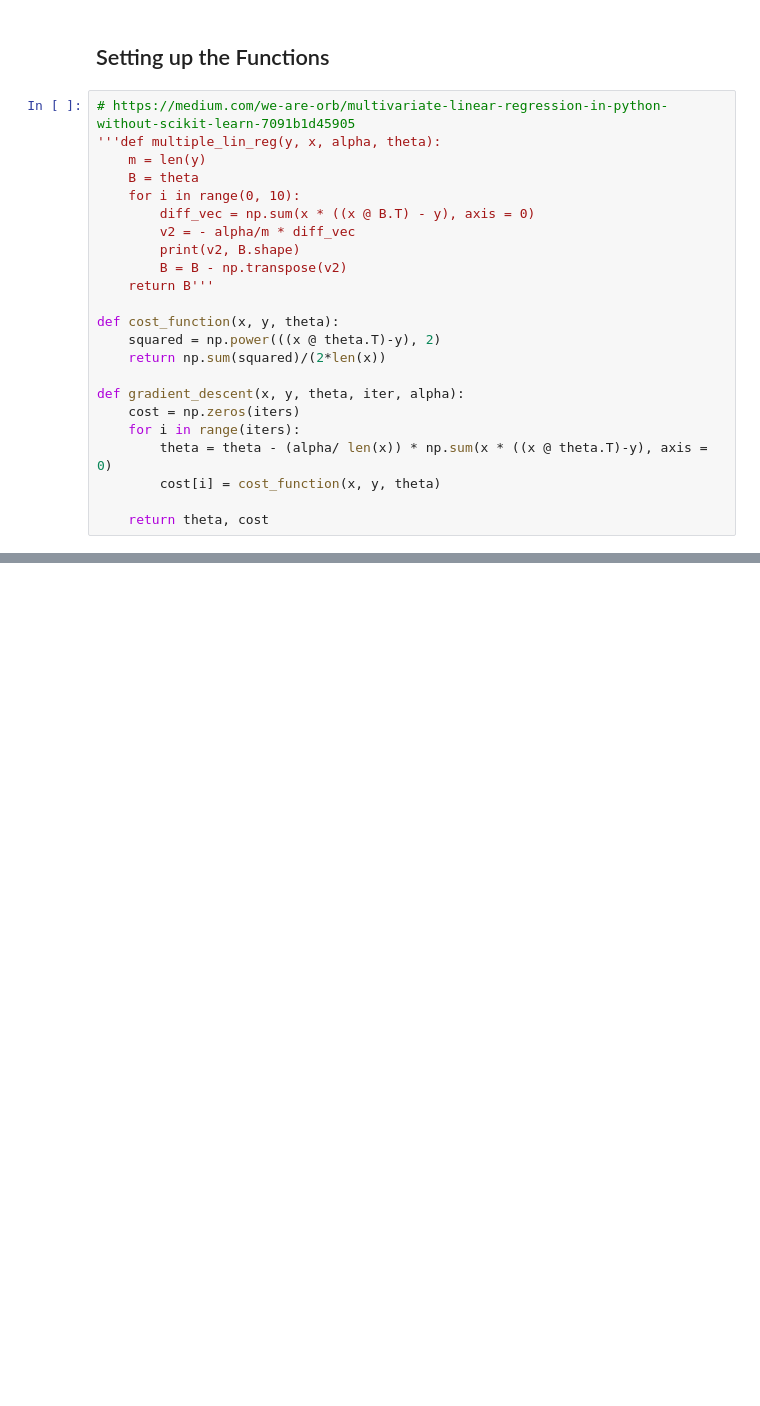
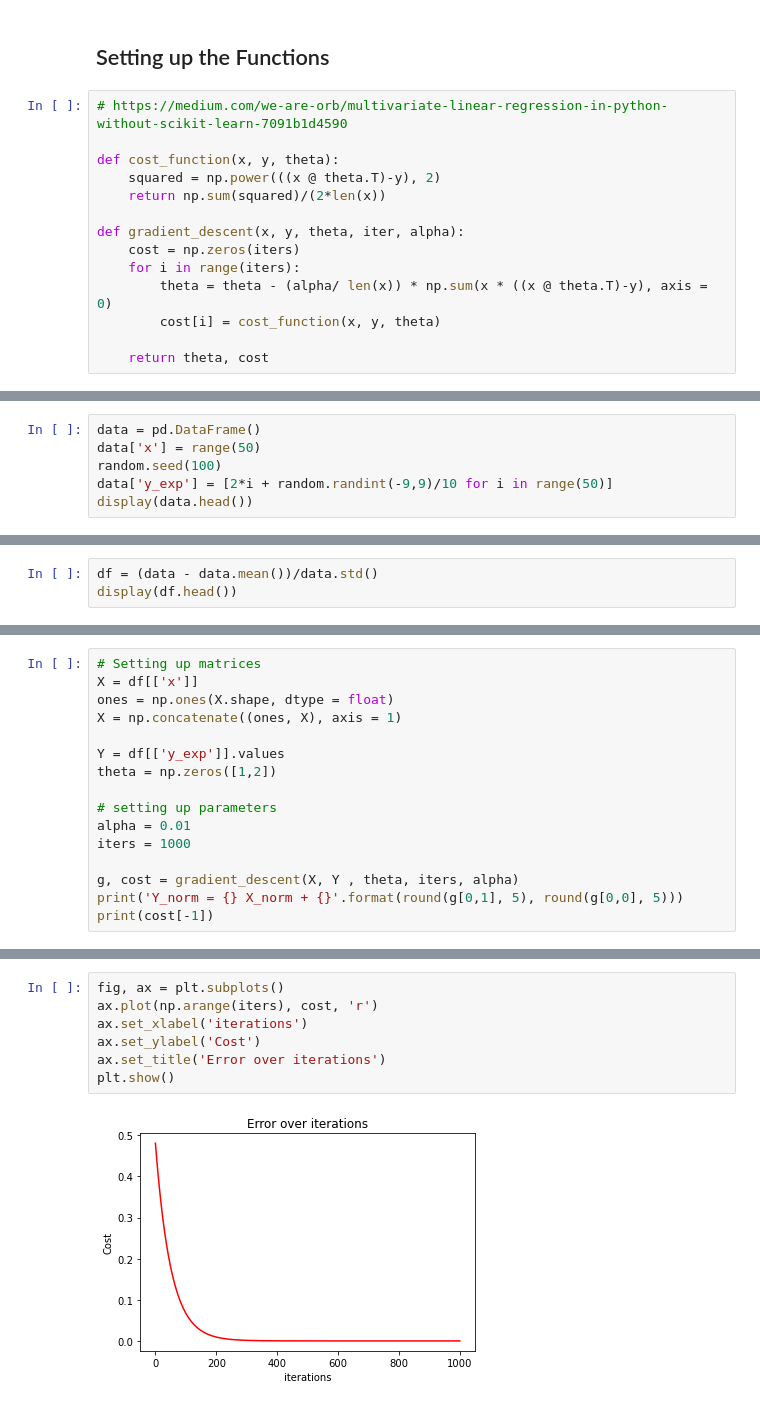
Before and after one commit to Tej-Deep/github-upload, a Jupyter notebook: 2d regression.ipynb, the cells around one changed output, grey strips where cells are left out. Drawn from its saved outputs; the diff is of its cells as text; blank space fills up the shorter version.

Commit message:
Added normalisation to regression

```diff
--- a/2d regression.ipynb
+++ b/2d regression.ipynb
@@ -37,16 +27,7 @@ linear_regression(x,y,alpha= 0.1)
 # %% [markdown]
 ## Setting up the Functions
 # %%
-# https://medium.com/we-are-orb/multivariate-linear-regression-in-python-without-scikit-learn-7091b1d45905
-'''def multiple_lin_reg(y, x, alpha, theta):
-    m = len(y)
-    B = theta
-    for i in range(0, 10):
-        diff_vec = np.sum(x * ((x @ B.T) - y), axis = 0)
-        v2 = - alpha/m * diff_vec
-        print(v2, B.shape)
-        B = B - np.transpose(v2)
-    return B'''
+# https://medium.com/we-are-orb/multivariate-linear-regression-in-python-without-scikit-learn-7091b1d4590
 
 def cost_function(x, y, theta):
     squared = np.power(((x @ theta.T)-y), 2)
@@ -61,0 +45,6 @@ def gradient_descent(x, y, theta, iter, alpha):
+# %%
+data = pd.DataFrame()
+data['x'] = range(50)
+random.seed(100)
+data['y_exp'] = [2*i + random.randint(-9,9)/10 for i in range(50)]
+display(data.head())
@@ -61,0 +60,3 @@ def gradient_descent(x, y, theta, iter, alpha):
+# %%
+df = (data - data.mean())/data.std()
+display(df.head())
@@ -61,0 +72,16 @@ def gradient_descent(x, y, theta, iter, alpha):
+# %%
+# Setting up matrices
+X = df[['x']]
+ones = np.ones(X.shape, dtype = float)
+X = np.concatenate((ones, X), axis = 1)
+
+Y = df[['y_exp']].values
+theta = np.zeros([1,2])
+
+# setting up parameters
+alpha = 0.01
+iters = 1000
+
+g, cost = gradient_descent(X, Y , theta, iters, alpha)
+print('Y_norm = {} X_norm + {}'.format(round(g[0,1], 5), round(g[0,0], 5)))
+print(cost[-1])
@@ -61,0 +113,9 @@ def gradient_descent(x, y, theta, iter, alpha):
+# %%
+fig, ax = plt.subplots()
+ax.plot(np.arange(iters), cost, 'r')
+ax.set_xlabel('iterations')
+ax.set_ylabel('Cost')
+ax.set_title('Error over iterations')
+plt.show()
+# %% [output]
+[figure, added]
```
Also changed, not shown: parts of 20 cells of this notebook.
